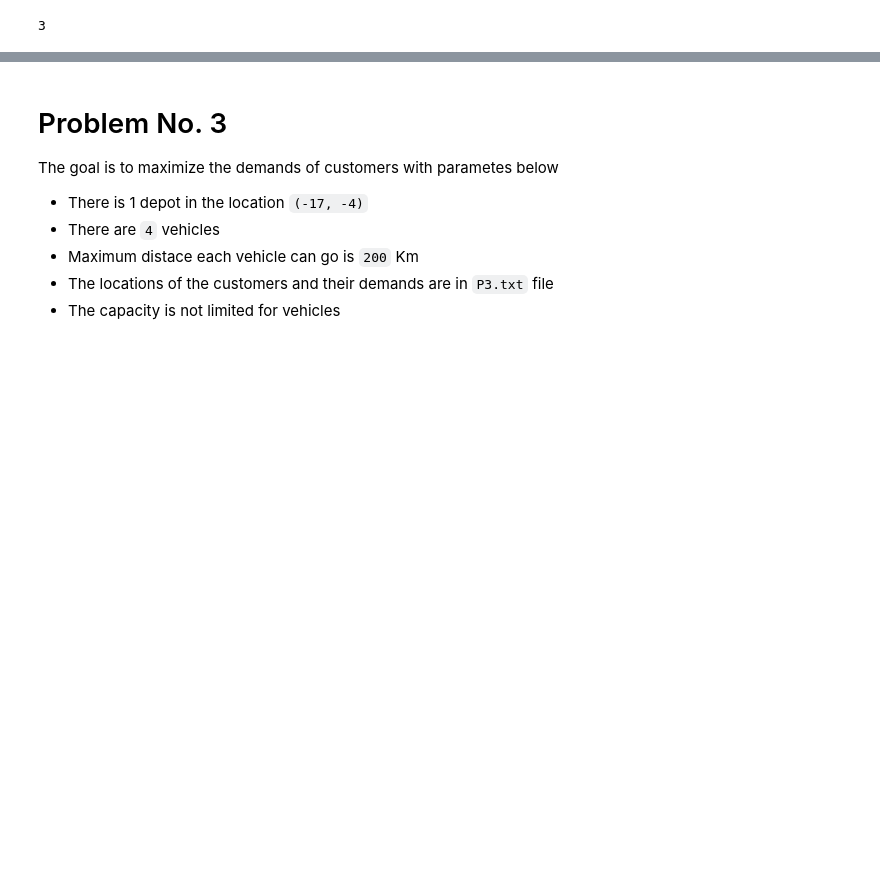
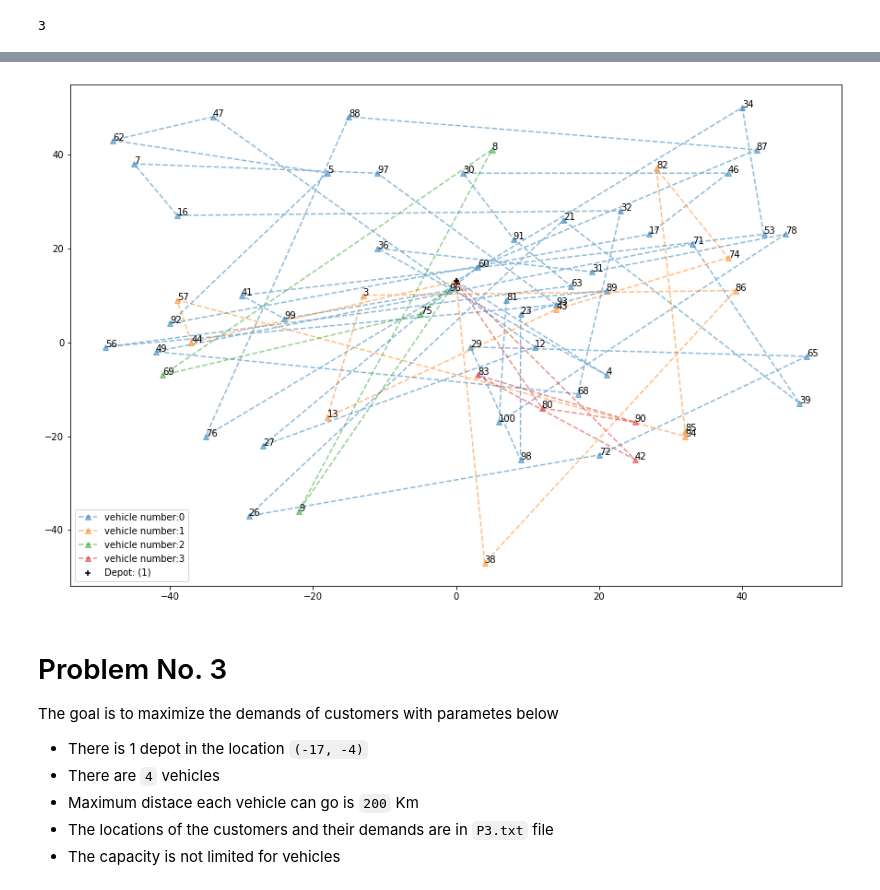
Before and after one commit to amindadgar/Evolutionary-Computing, a Jupyter notebook: HW2/main.ipynb, the cells around one changed output, grey strips where cells are left out. Cells and saved outputs as stored; diff of their text form; code cells hidden in the pictures; blank space fills up the shorter version.

```diff
--- a/HW2/main.ipynb
+++ b/HW2/main.ipynb
@@ -200,7 +235,7 @@ problem2_best_chromsome, problem2_best_chromsome_fitness = algorithm_run(pop_cou
                 FITNESS_FUNCTION=evaluate_fitness_customers_count,
                 MUTATION_METHOD=mutation_scramble,
                 RECOMBINATION_METHOD=cut_and_crossfill,
-                max_evaluations=300,
+                max_evaluations=5000,
                 all_customers=False)
 
 problem2_best_chromsome, problem2_best_chromsome_fitness
@@ -222,3 +271,7 @@ problem2_best_chromsome.count('|')
+# %%
+plot_result(p2_data, problem2_best_chromsome, {'(1)': DEPOT_LOCATION})
+# %% [output]
+[figure, added]
 # %% [markdown]
 # Problem No. 3
 The goal is to maximize the demands of customers with parametes below
```
Also changed, not shown: parts of 28 cells of this notebook, 1 other file.
